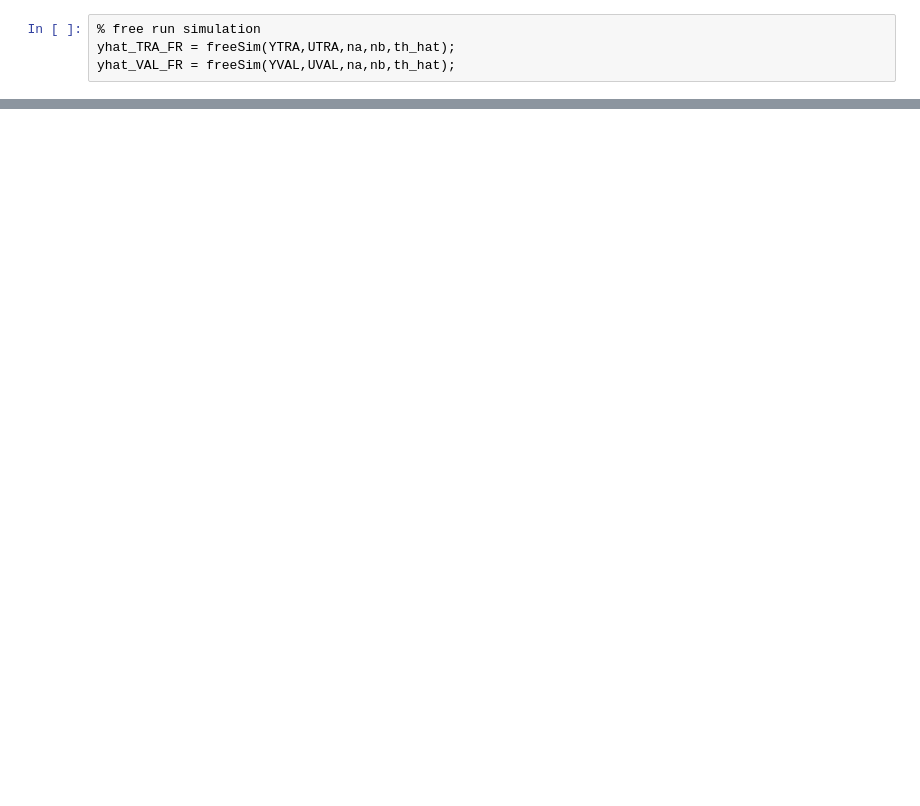
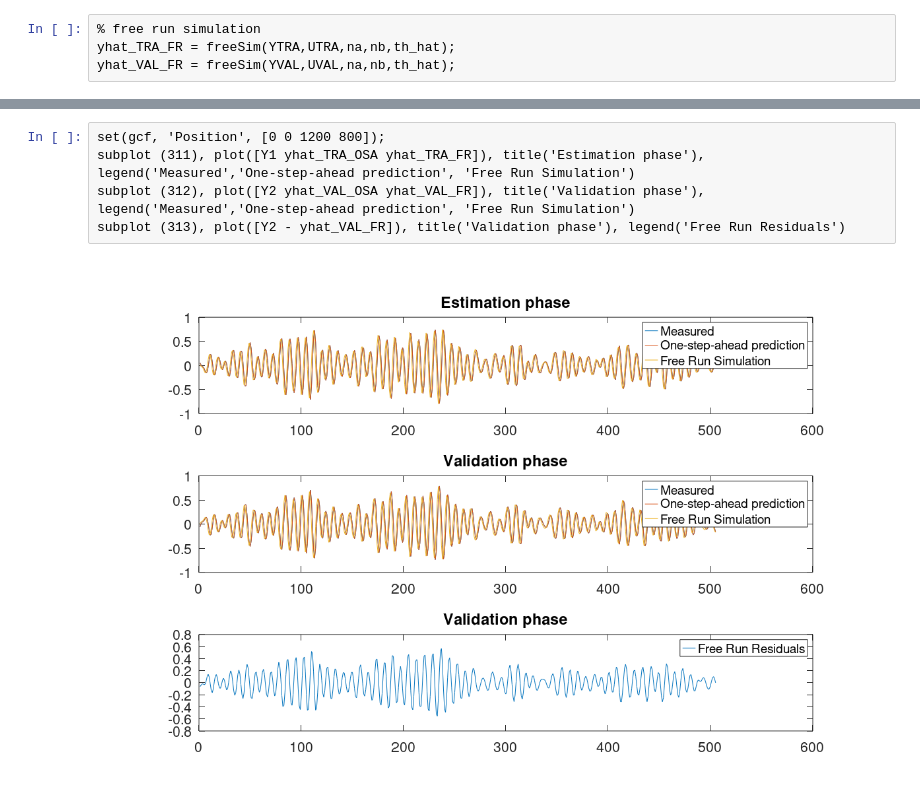
Before and after one commit to felipecostapereira/MEC2015_SYSTEM_IDENTIFICATION, a Jupyter notebook: Work_01/SYS_ID_01b_MQB_Felipe.ipynb, the cells around one changed output, grey strips where cells are left out. Cells and saved outputs as stored; diff of their text form; blank space fills up the shorter version.

```diff
--- a/Work_01/SYS_ID_01b_MQB_Felipe.ipynb
+++ b/Work_01/SYS_ID_01b_MQB_Felipe.ipynb
@@ -216,0 +371,7 @@ legend('Measured','One-step-ahead prediction','Free-run prediction')
+# %%
+set(gcf, 'Position', [0 0 1200 800]);
+subplot (311), plot([Y1 yhat_TRA_OSA yhat_TRA_FR]), title('Estimation phase'), legend('Measured','One-step-ahead prediction', 'Free Run Simulation')
+subplot (312), plot([Y2 yhat_VAL_OSA yhat_VAL_FR]), title('Validation phase'), legend('Measured','One-step-ahead prediction', 'Free Run Simulation')
+subplot (313), plot([Y2 - yhat_VAL_FR]), title('Validation phase'), legend('Free Run Residuals')
+# %% [output]
+[figure, added]
```
Also changed, not shown: parts of 30 cells of this notebook, 1 other file.
